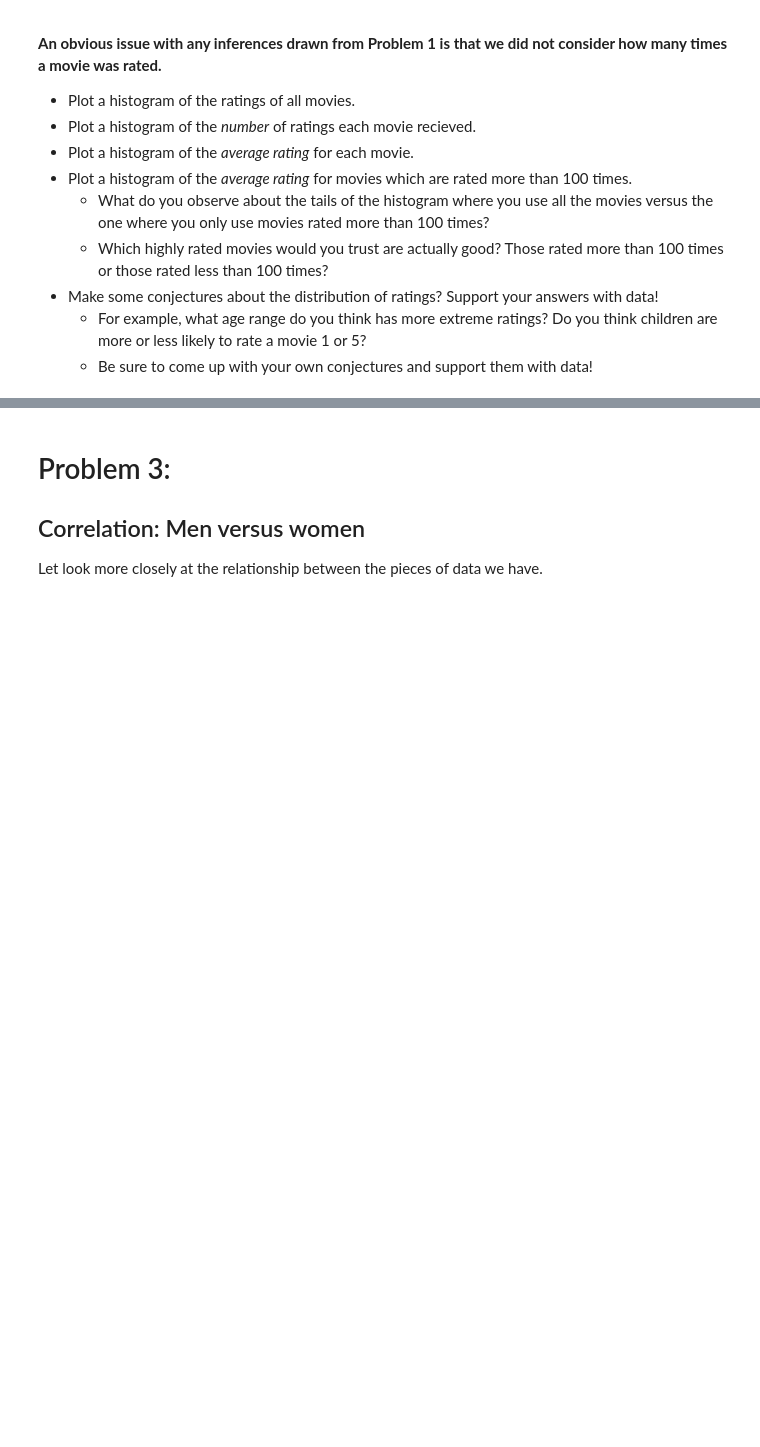
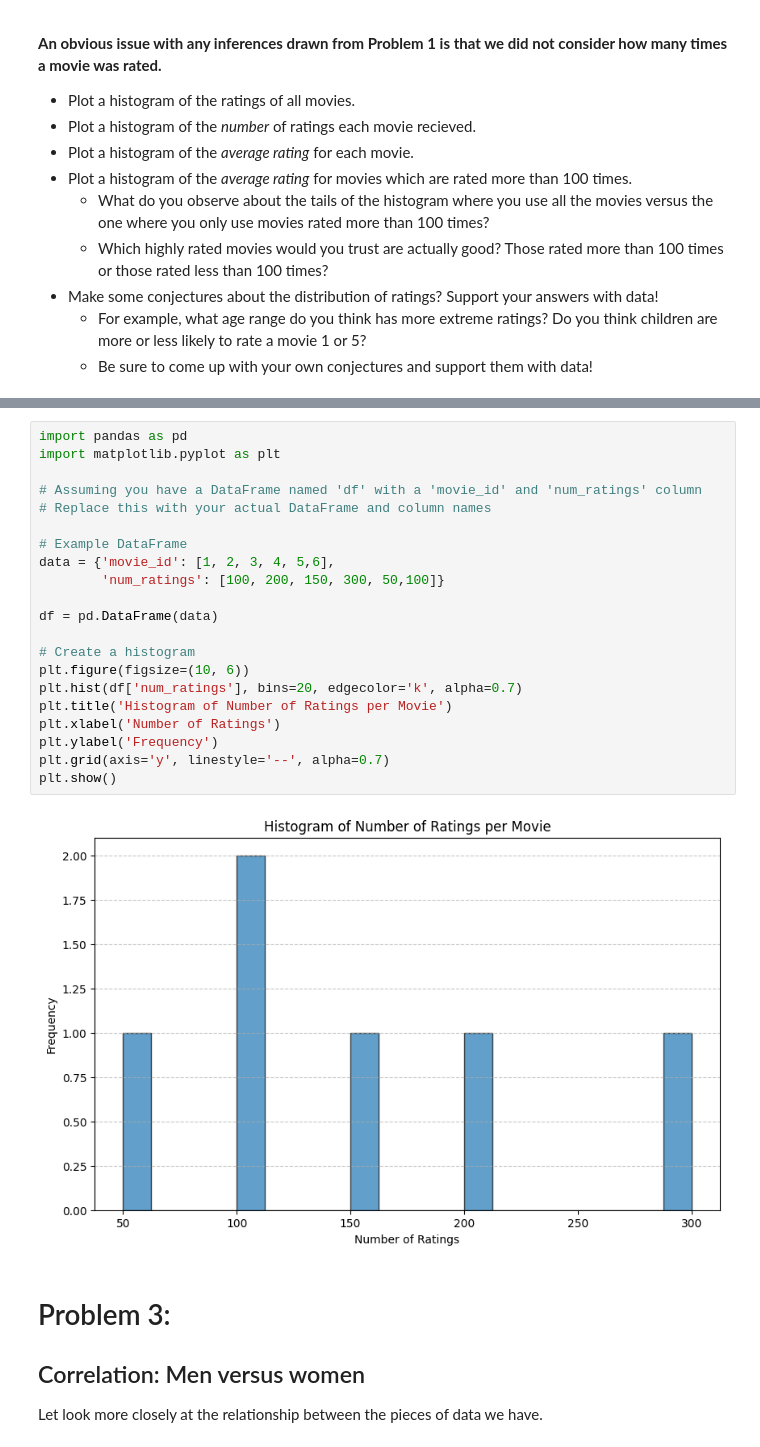
Before and after one commit to MOOwuttichai/project_dataWDkku, a Jupyter notebook: Project2_66.ipynb, the cells around one changed output, grey strips where cells are left out. Drawn from its saved outputs; the diff is of its cells as text; blank space fills up the shorter version.

```diff
--- a/Project2_66.ipynb
+++ b/Project2_66.ipynb
@@ -162,3 +205,26 @@ dtype: int64
+# %%
+import pandas as pd
+import matplotlib.pyplot as plt
+
+# Assuming you have a DataFrame named 'df' with a 'movie_id' and 'num_ratings' column
+# Replace this with your actual DataFrame and column names
+
+# Example DataFrame
+data = {'movie_id': [1, 2, 3, 4, 5,6],
+        'num_ratings': [100, 200, 150, 300, 50,100]}
+
+df = pd.DataFrame(data)
+
+# Create a histogram
+plt.figure(figsize=(10, 6))
+plt.hist(df['num_ratings'], bins=20, edgecolor='k', alpha=0.7)
+plt.title('Histogram of Number of Ratings per Movie')
+plt.xlabel('Number of Ratings')
+plt.ylabel('Frequency')
+plt.grid(axis='y', linestyle='--', alpha=0.7)
+plt.show()
+# %% [output]
+[figure, added]
 # %% [markdown]
 
 # Problem 3:
```
Also changed, not shown: parts of 11 cells of this notebook.
